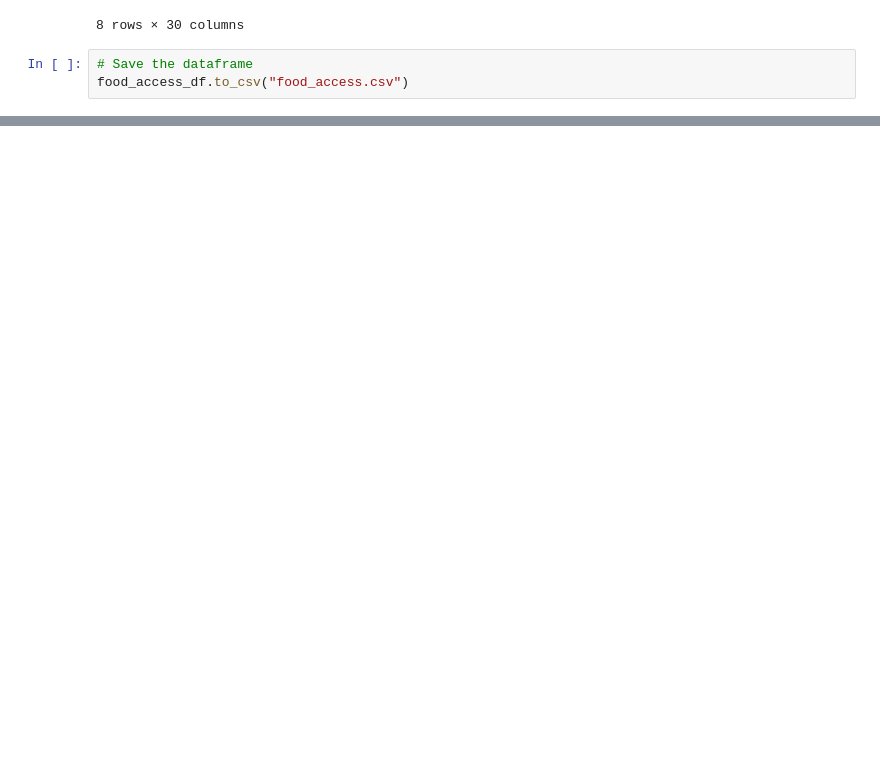
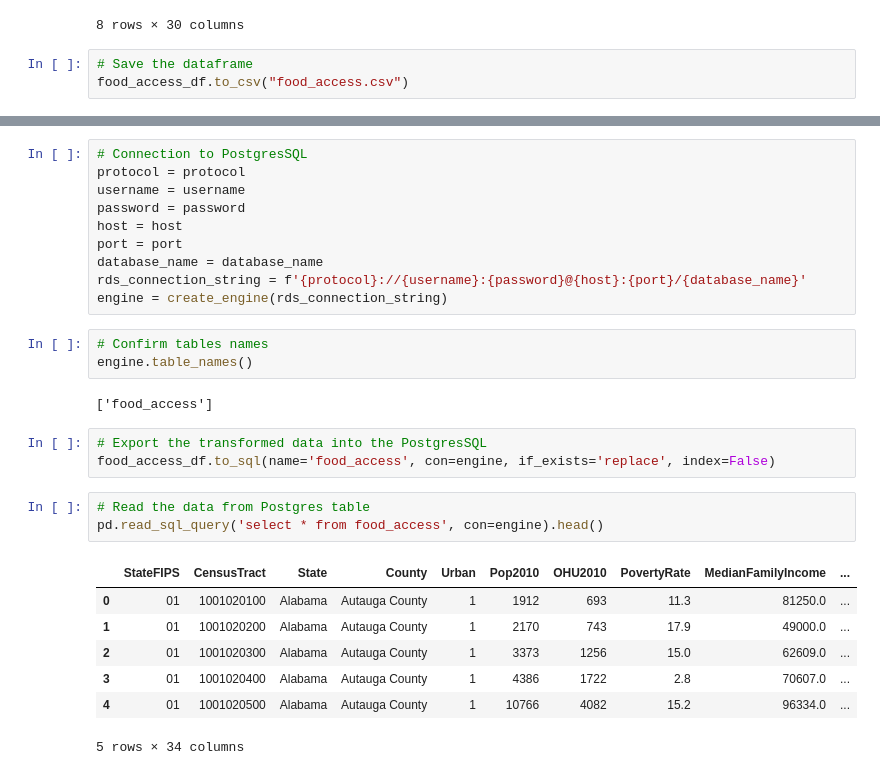
Before and after one commit to meeyoungPH/food-insecurity-machine-learning, a Jupyter notebook: static/data/food_access.ipynb, the cells around one changed output, grey strips where cells are left out. Drawn from its saved outputs; the diff is of its cells as text; blank space fills up the shorter version.

```diff
--- a/static/data/food_access.ipynb
+++ b/static/data/food_access.ipynb
@@ -251,0 +296,29 @@ food_access_df.to_csv("food_access.csv")
+# %%
+# Connection to PostgresSQL
+protocol = protocol
+username = username
+password = password
+host = host
+port = port
+database_name = database_name
+rds_connection_string = f'{protocol}://{username}:{password}@{host}:{port}/{database_name}'
+engine = create_engine(rds_connection_string)
+# %%
+# Confirm tables names
+engine.table_names()
+# %% [output]
+['food_access']
+# %%
+# Export the transformed data into the PostgresSQL
+food_access_df.to_sql(name='food_access', con=engine, if_exists='replace', index=False)
+# %%
+# Read the data from Postgres table
+pd.read_sql_query('select * from food_access', con=engine).head()
+# %% [output]
+|  | StateFIPS | CensusTract | State | County | Urban | Pop2010 | OHU2010 | PovertyRate | MedianFamilyIncome | ... |
+| 0 | 01 | 1001020100 | Alabama | Autauga County | 1 | 1912 | 693 | 11.3 | 81250.0 | ... |
+| 1 | 01 | 1001020200 | Alabama | Autauga County | 1 | 2170 | 743 | 17.9 | 49000.0 | ... |
+| 2 | 01 | 1001020300 | Alabama | Autauga County | 1 | 3373 | 1256 | 15.0 | 62609.0 | ... |
+| 3 | 01 | 1001020400 | Alabama | Autauga County | 1 | 4386 | 1722 | 2.8 | 70607.0 | ... |
+| 4 | 01 | 1001020500 | Alabama | Autauga County | 1 | 10766 | 4082 | 15.2 | 96334.0 | ... |
+5 rows × 34 columns
```
Also changed, not shown: parts of 10 cells of this notebook, 1 other file.
